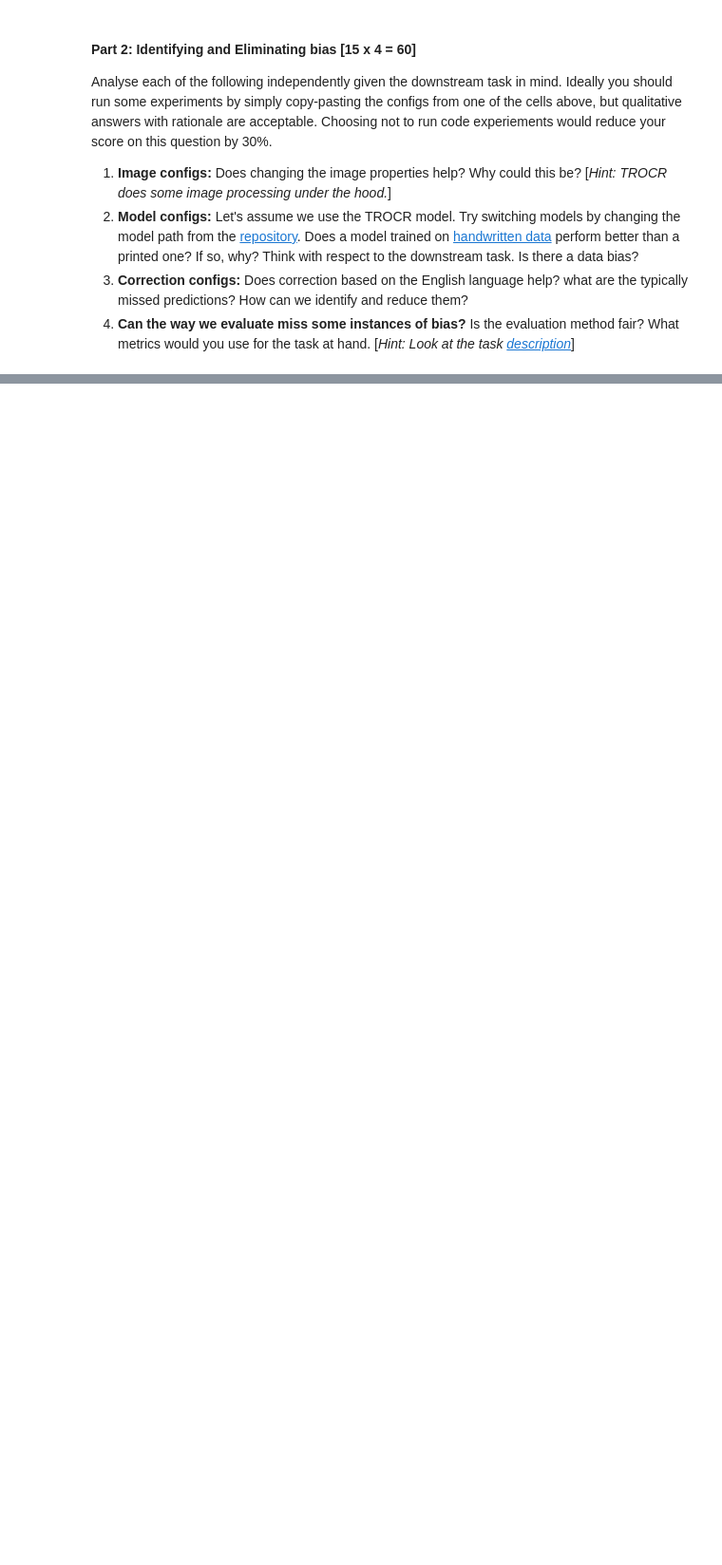
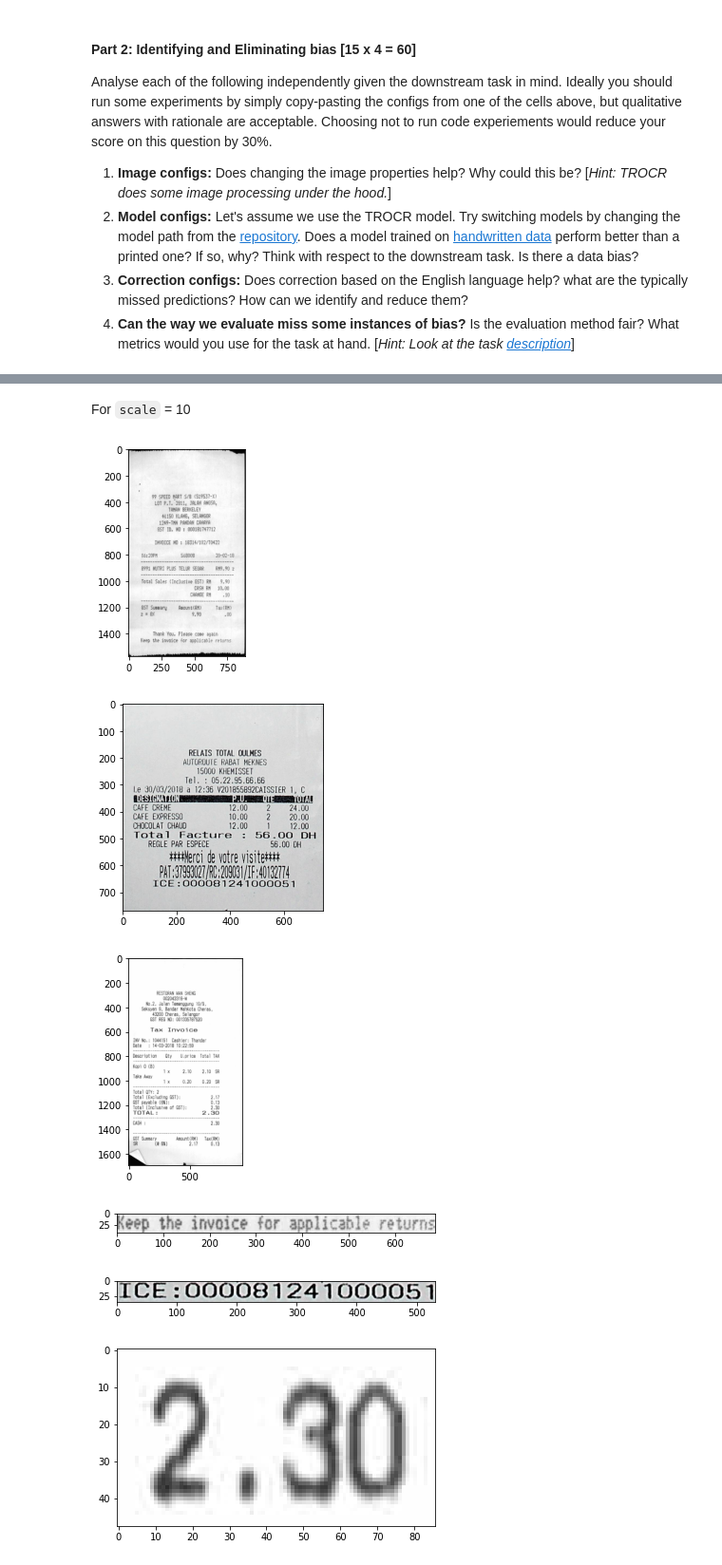
Before and after one commit to A00447694/Vector-Workshop, a Jupyter notebook: Chauhan-assignment4.ipynb, the cells around one changed output, grey strips where cells are left out. Shown at 95% size. Saved outputs shown, nothing was run; the diff lists cells and outputs as text; code cells hidden in the pictures; blank space fills up the shorter version.

```diff
--- a/Chauhan-assignment4.ipynb
+++ b/Chauhan-assignment4.ipynb
@@ -413,0 +501,11 @@ Analyse each of the following independently given the downstream task in mind. I
+# %% [markdown]
+For `scale` = 10
+# %%
+analyse_changes(10)
+# %% [output]
+[figure, added]
+[figure, added]
+[figure, added]
+[figure, added]
+[figure, added]
+[figure, added]
```
Also changed, not shown: parts of 22 cells of this notebook.
